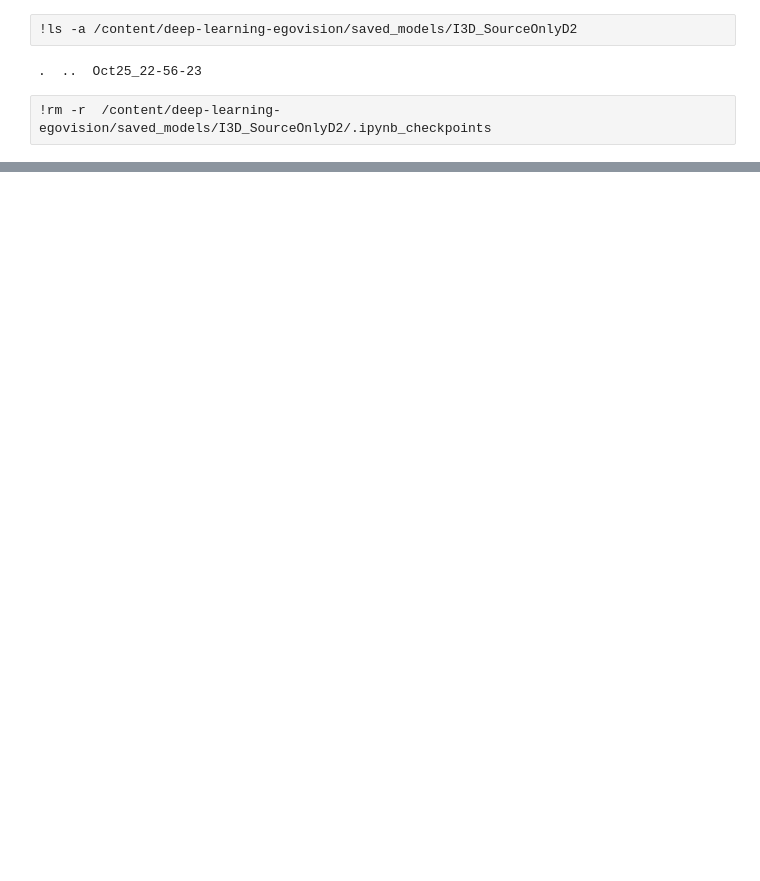
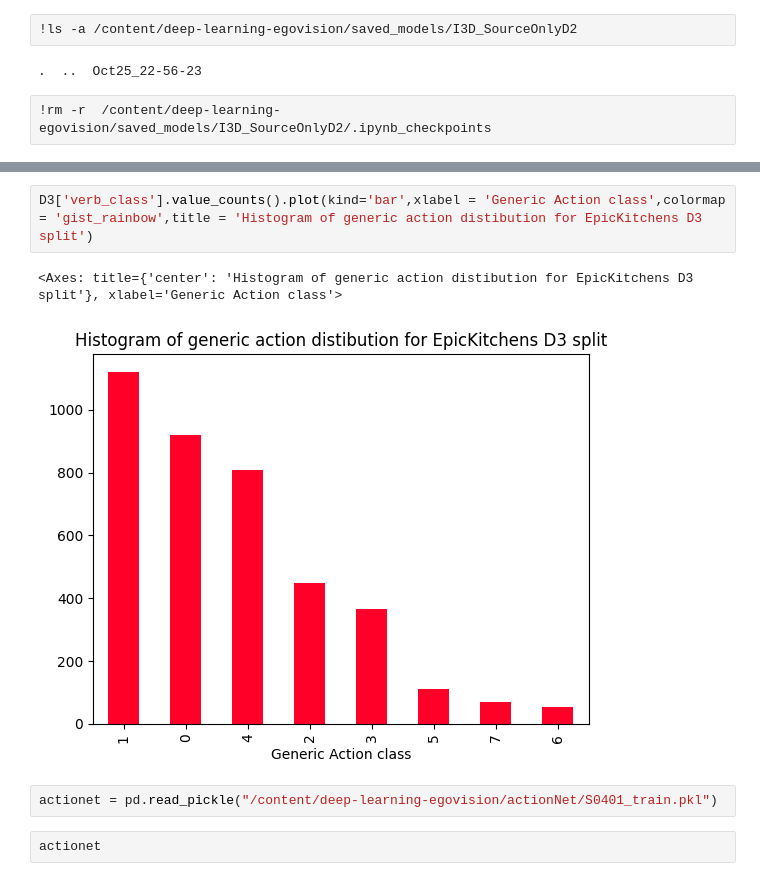
Before and after one commit to angrytako/deep-learning-egovision, a Jupyter notebook: main_project_temp.ipynb, the cells around one changed output, grey strips where cells are left out. Saved outputs shown, nothing was run; the diff lists cells and outputs as text; blank space fills up the shorter version.

```diff
--- a/main_project_temp.ipynb
+++ b/main_project_temp.ipynb
@@ -224,0 +356,9 @@ Already up to date.
+# %%
+D3['verb_class'].value_counts().plot(kind='bar',xlabel = 'Generic Action class',colormap = 'gist_rainbow',title = 'Histogram of generic action distibution for EpicKitchens D3 split')
+# %% [output]
+<Axes: title={'center': 'Histogram of generic action distibution for EpicKitchens D3 split'}, xlabel='Generic Action class'>
+[figure, added]
+# %%
+actionet = pd.read_pickle("/content/deep-learning-egovision/actionNet/S0401_train.pkl")
+# %%
+actionet
```
Also changed, not shown: parts of 61 cells of this notebook.
